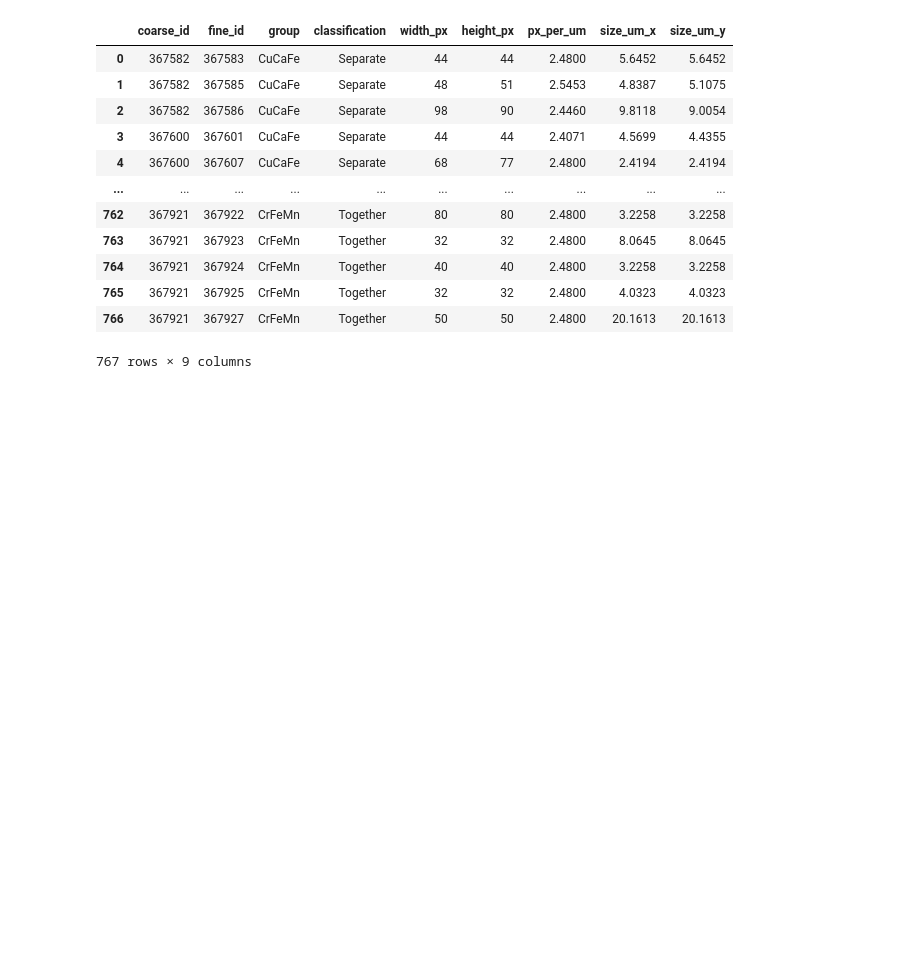
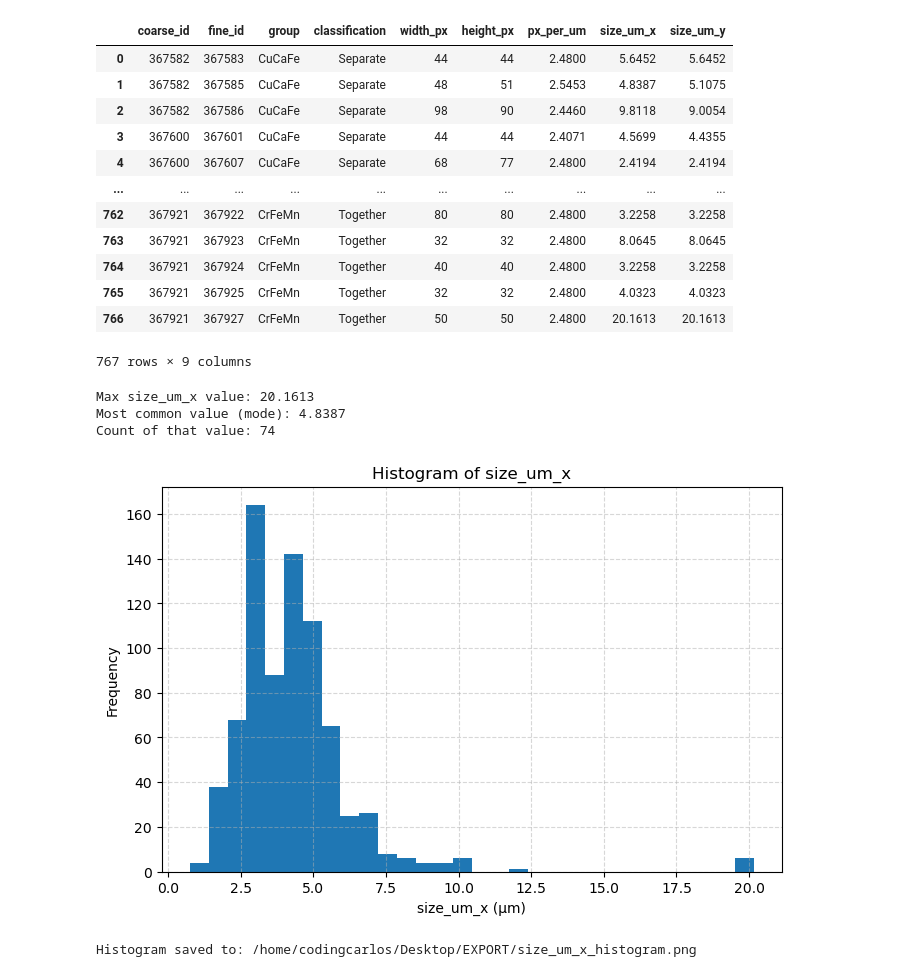
Before and after one commit to CodingCarlos23/X-AutoMap, a Jupyter notebook: other/Data_Stitcher.ipynb, the cells around one changed output. Saved outputs shown, nothing was run; the diff lists cells and outputs as text; code cells hidden in the pictures; blank space fills up the shorter version.

```diff
--- a/other/Data_Stitcher.ipynb
+++ b/other/Data_Stitcher.ipynb
@@ -606,3 +606,57 @@ df
 | 765 | 367921 | 367925 | CrFeMn | Together | 32 | 32 | 2.4800 | 4.0323 | 4.0323 |
 | 766 | 367921 | 367927 | CrFeMn | Together | 50 | 50 | 2.4800 | 20.1613 | 20.1613 |
 767 rows × 9 columns
+# %%
+import pandas as pd
+import matplotlib.pyplot as plt
+import os
+
+# Path to your CSV file
+path = "/home/codingcarlos/Desktop/EXPORT/CourseFineScanStats.csv"
+
+# --- Check if file exists ---
+if not os.path.exists(path):
+    raise FileNotFoundError(f"CSV not found at: {path}")
+
+# --- Load CSV ---
+df = pd.read_csv(path)
+
+# --- Ensure the column exists ---
+if "size_um_x" not in df.columns:
+    raise KeyError("Column 'size_um_x' not found in the CSV. Check the column names.")
+
+# --- Extract data & drop NaN ---
+data = df["size_um_x"].dropna()
+
+# --- Max value ---
+max_val = data.max()
+
+# --- Mode & mode count ---
+value_counts = data.value_counts()
+mode_val = value_counts.idxmax()   # value with highest frequency
+mode_count = value_counts.max()    # highest count
+
+print(f"Max size_um_x value: {max_val}")
+print(f"Most common value (mode): {mode_val}")
+print(f"Count of that value: {mode_count}")
+
+# --- Plot histogram ---
+plt.figure(figsize=(8,5))
+plt.hist(data, bins=30)
+plt.xlabel("size_um_x (µm)")
+plt.ylabel("Frequency")
+plt.title("Histogram of size_um_x")
+plt.grid(True, linestyle="--", alpha=0.5)
+
+# --- Save & show ---
+output_path = "/home/codingcarlos/Desktop/EXPORT/size_um_x_histogram.png"
+plt.savefig(output_path, dpi=300)
+plt.show()
+
+print(f"Histogram saved to: {output_path}")
+# %% [output]
+Max size_um_x value: 20.1613
+Most common value (mode): 4.8387
+Count of that value: 74
+[figure, added]
+Histogram saved to: /home/codingcarlos/Desktop/EXPORT/size_um_x_histogram.png
```
Also changed, not shown: parts of 2 cells of this notebook, 2 other files.
